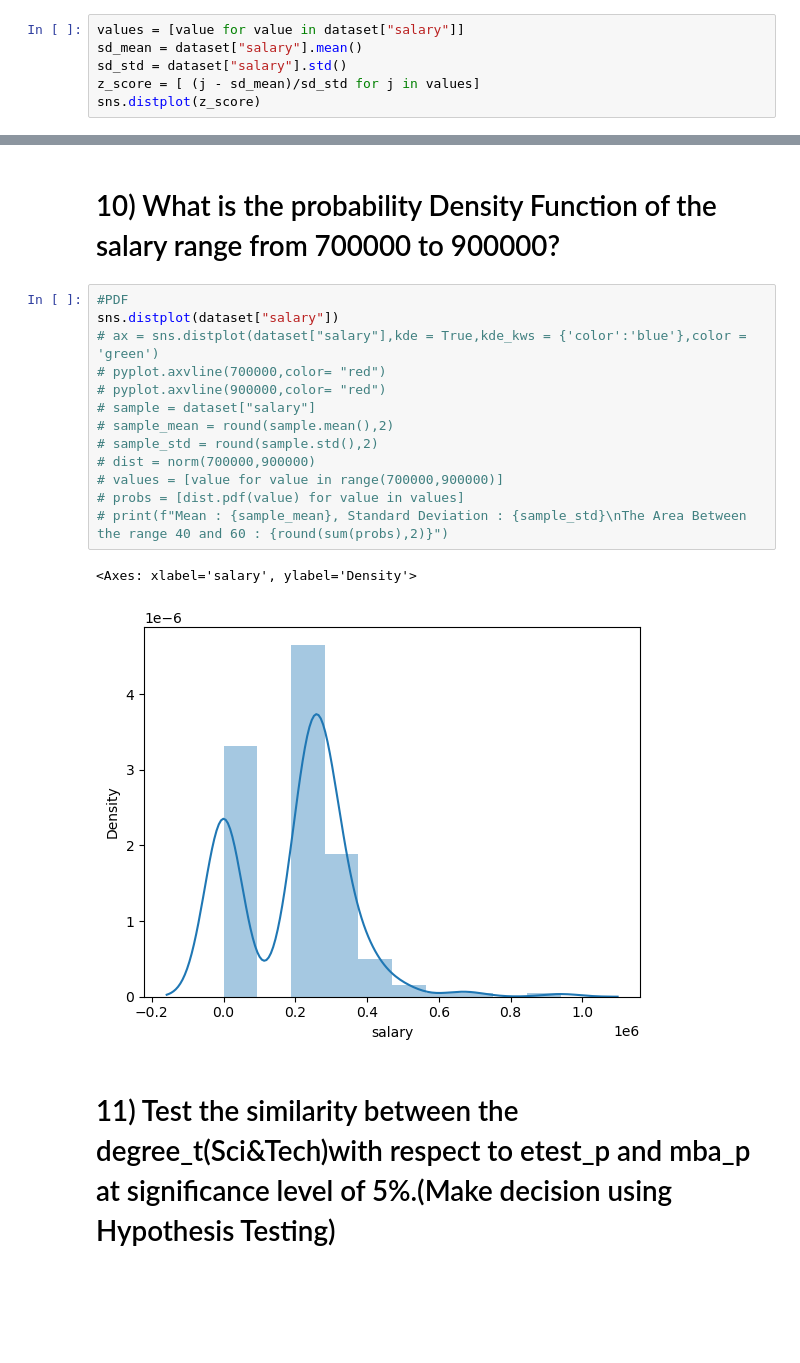
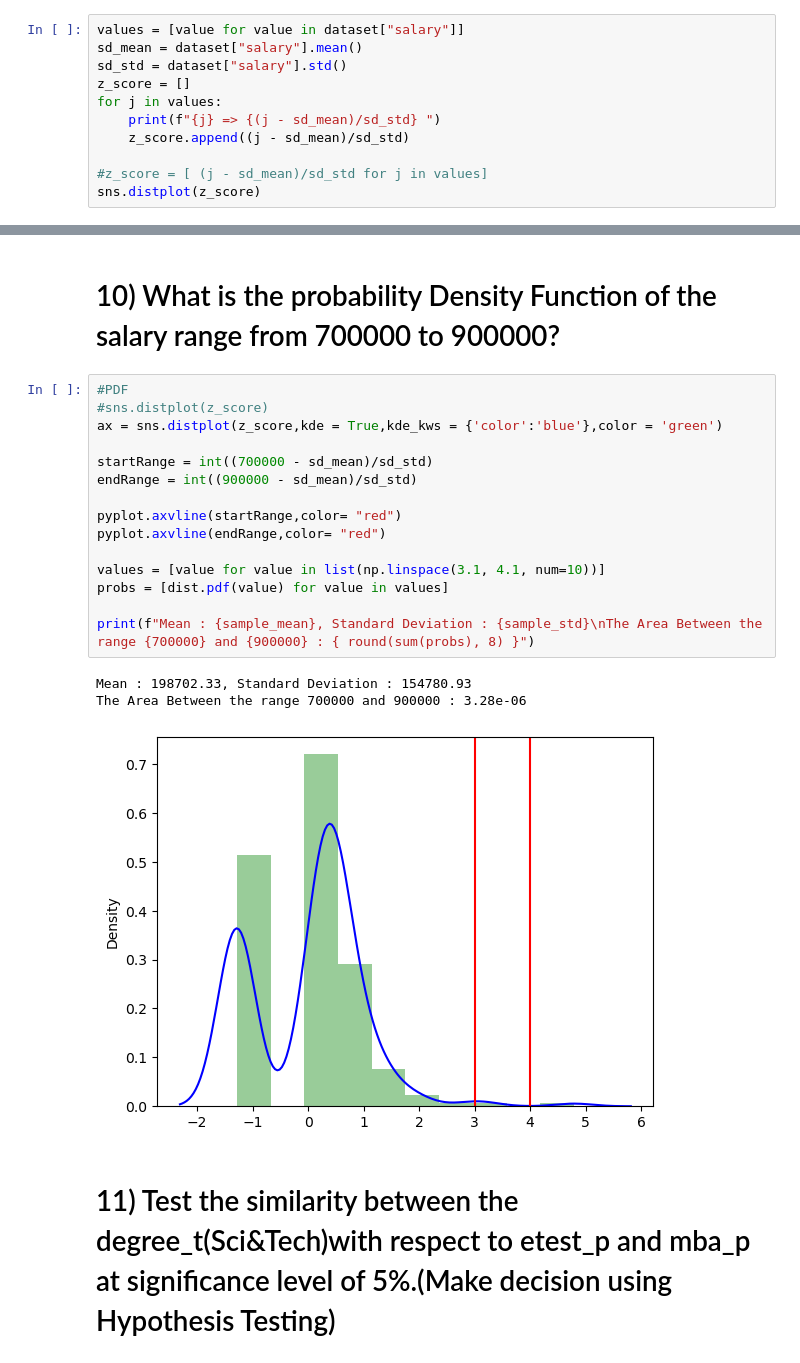
Before and after one commit to ThanigaivelGanapathi/Datascience, a Jupyter notebook: Bivariate/Bivariate Assignment.ipynb, the cells around one changed output, grey strips where cells are left out. Cells and saved outputs as stored; diff of their text form; blank space fills up the shorter version.

```diff
--- a/Bivariate/Bivariate Assignment.ipynb
+++ b/Bivariate/Bivariate Assignment.ipynb
@@ -125,6 +125,11 @@ sns.distplot(dataset["salary"])
 values = [value for value in dataset["salary"]]
 sd_mean = dataset["salary"].mean()
 sd_std = dataset["salary"].std()
-z_score = [ (j - sd_mean)/sd_std for j in values]
+z_score = []
+for j in values:
+    print(f"{j} => {(j - sd_mean)/sd_std} ")
+    z_score.append((j - sd_mean)/sd_std)
+
+#z_score = [ (j - sd_mean)/sd_std for j in values]
 sns.distplot(z_score)
 # %% [output]
@@ -134,20 +175,23 @@ sns.distplot(z_score)
 # 10) What is the probability Density Function of the salary range from 700000 to 900000?
 # %%
 #PDF
-sns.distplot(dataset["salary"])
-# ax = sns.distplot(dataset["salary"],kde = True,kde_kws = {'color':'blue'},color = 'green')
-# pyplot.axvline(700000,color= "red")
-# pyplot.axvline(900000,color= "red")
-# sample = dataset["salary"]
-# sample_mean = round(sample.mean(),2)
-# sample_std = round(sample.std(),2)
-# dist = norm(700000,900000)
-# values = [value for value in range(700000,900000)]
-# probs = [dist.pdf(value) for value in values]
-# print(f"Mean : {sample_mean}, Standard Deviation : {sample_std}\nThe Area Between the range 40 and 60 : {round(sum(probs),2)}")
+#sns.distplot(z_score)
+ax = sns.distplot(z_score,kde = True,kde_kws = {'color':'blue'},color = 'green')
+
+startRange = int((700000 - sd_mean)/sd_std)
+endRange = int((900000 - sd_mean)/sd_std)
+
+pyplot.axvline(startRange,color= "red")
+pyplot.axvline(endRange,color= "red")
+
+values = [value for value in list(np.linspace(3.1, 4.1, num=10))]
+probs = [dist.pdf(value) for value in values]
+
+print(f"Mean : {sample_mean}, Standard Deviation : {sample_std}\nThe Area Between the range {700000} and {900000} : { round(sum(probs), 8) }")
 # %% [output]
-<Axes: xlabel='salary', ylabel='Density'>
+Mean : 198702.33, Standard Deviation : 154780.93
+The Area Between the range 700000 and 900000 : 3.28e-06
-[figure, old version]
+[figure, new version]
 # %% [markdown]
 # 11) Test the similarity between the degree_t(Sci&Tech)with respect to etest_p and mba_p at significance level of 5%.(Make decision using Hypothesis Testing)
 # %% [markdown]
```
Also changed, not shown: parts of 3 cells of this notebook.
